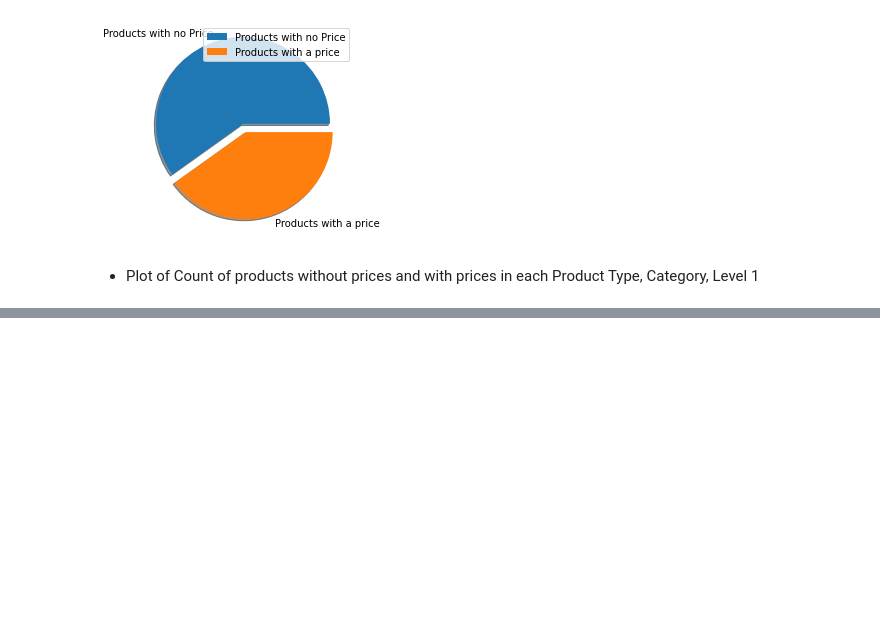
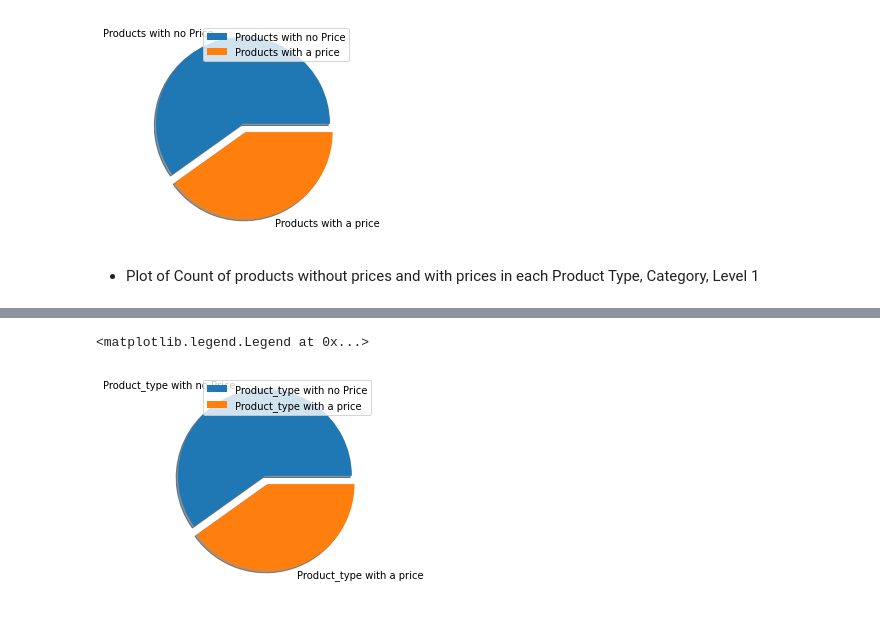
Before and after one commit to Naveen-Karanamu/BeZen-Product-Market-Analytics, a Jupyter notebook: main.ipynb, the cells around one changed output, grey strips where cells are left out. Saved outputs shown, nothing was run; the diff lists cells and outputs as text; code cells hidden in the pictures; blank space fills up the shorter version.

```diff
--- a/main.ipynb
+++ b/main.ipynb
@@ -772,0 +785,6 @@ plt.legend()
+# %%
+plt.pie([df.price_string.isna().sum(),df.price_string.notna().sum()],labels=["Product_type with no Price",'Product_type with a price'],shadow=True,explode=[0.1,0])
+plt.legend()
+# %% [output]
+<matplotlib.legend.Legend at 0x...>
+[figure, added]
```
Also changed, not shown: parts of 3 cells of this notebook.
